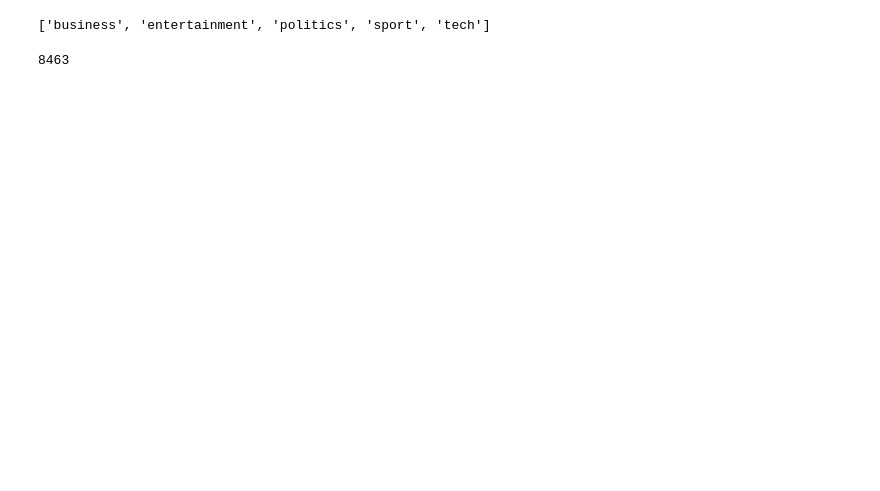
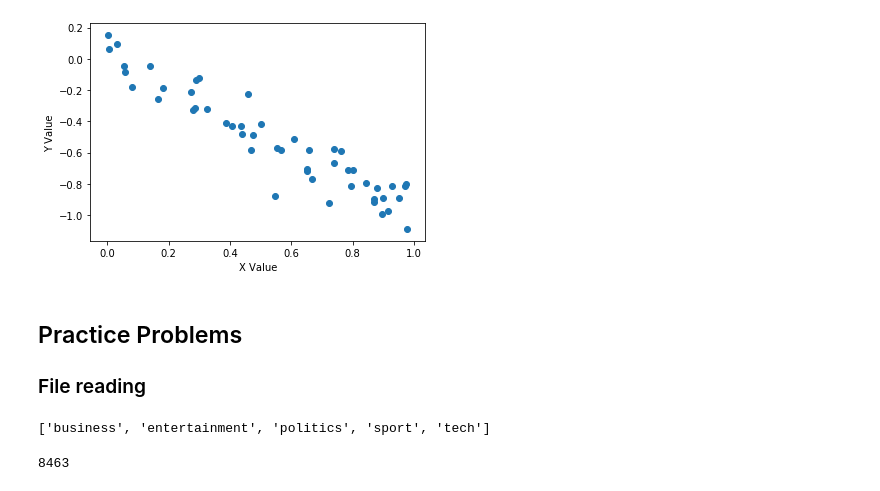
Before and after one commit to spk104/spklearn-ml, a Jupyter notebook: Class 07_Jan 25.ipynb, the cells around one changed output. Cells and saved outputs as stored; diff of their text form; code cells hidden in the pictures; blank space fills up the shorter version.

```diff
--- a/Class 07_Jan 25.ipynb
+++ b/Class 07_Jan 25.ipynb
@@ -1,3 +383,16 @@
+# %%
+X = np.random.rand(50)
+Y = -X + np.random.normal(0, .1, 50)
+
+plt.scatter(X,Y)
+plt.xlabel('X Value')
+plt.ylabel('Y Value')
+plt.show()
+# %% [output]
+[figure, added]
+# %% [markdown]
+## Practice Problems
+### File reading
 # %%
 import numpy as np
 from IPython.core.interactiveshell import InteractiveShell
```
Also changed, not shown: parts of 80 cells of this notebook, 7 other files.
